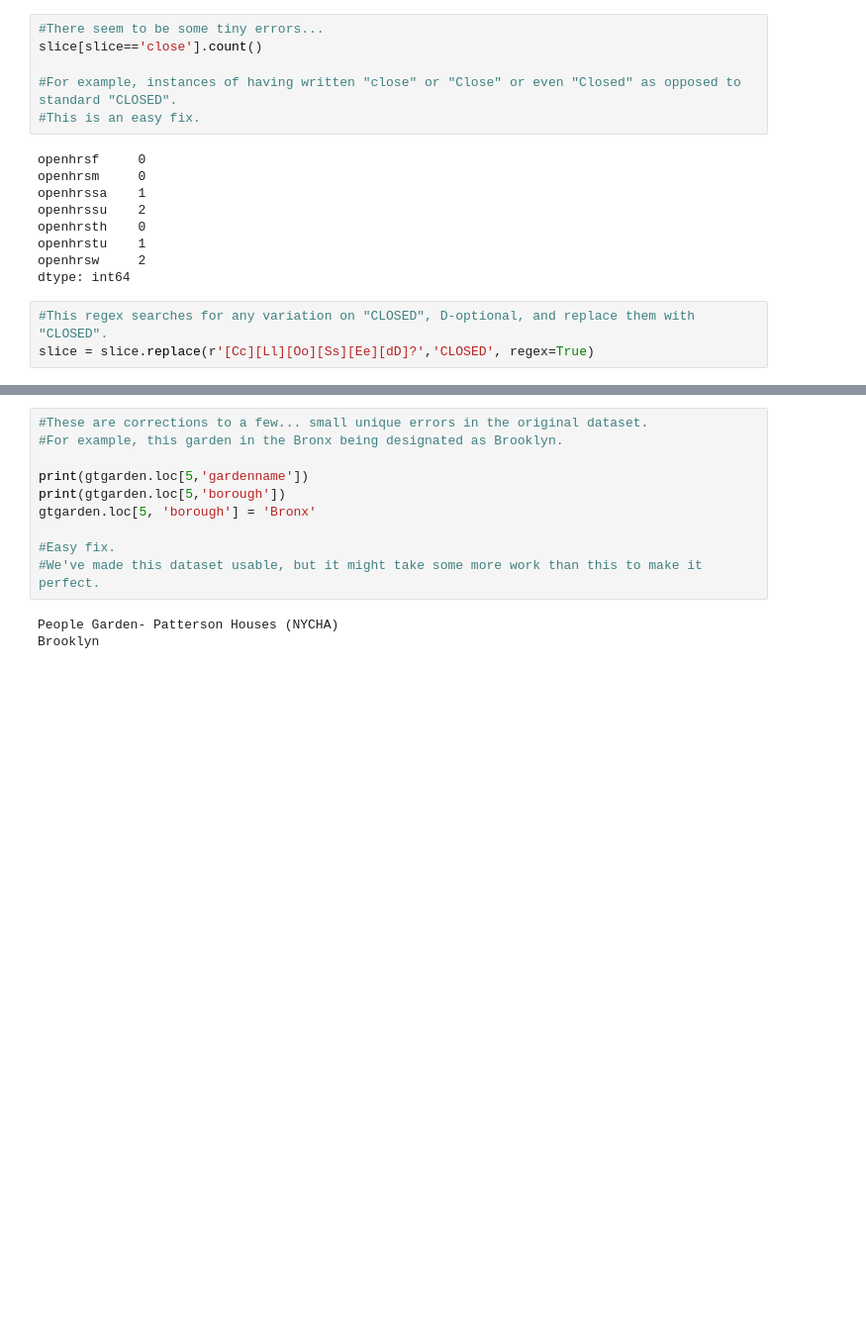
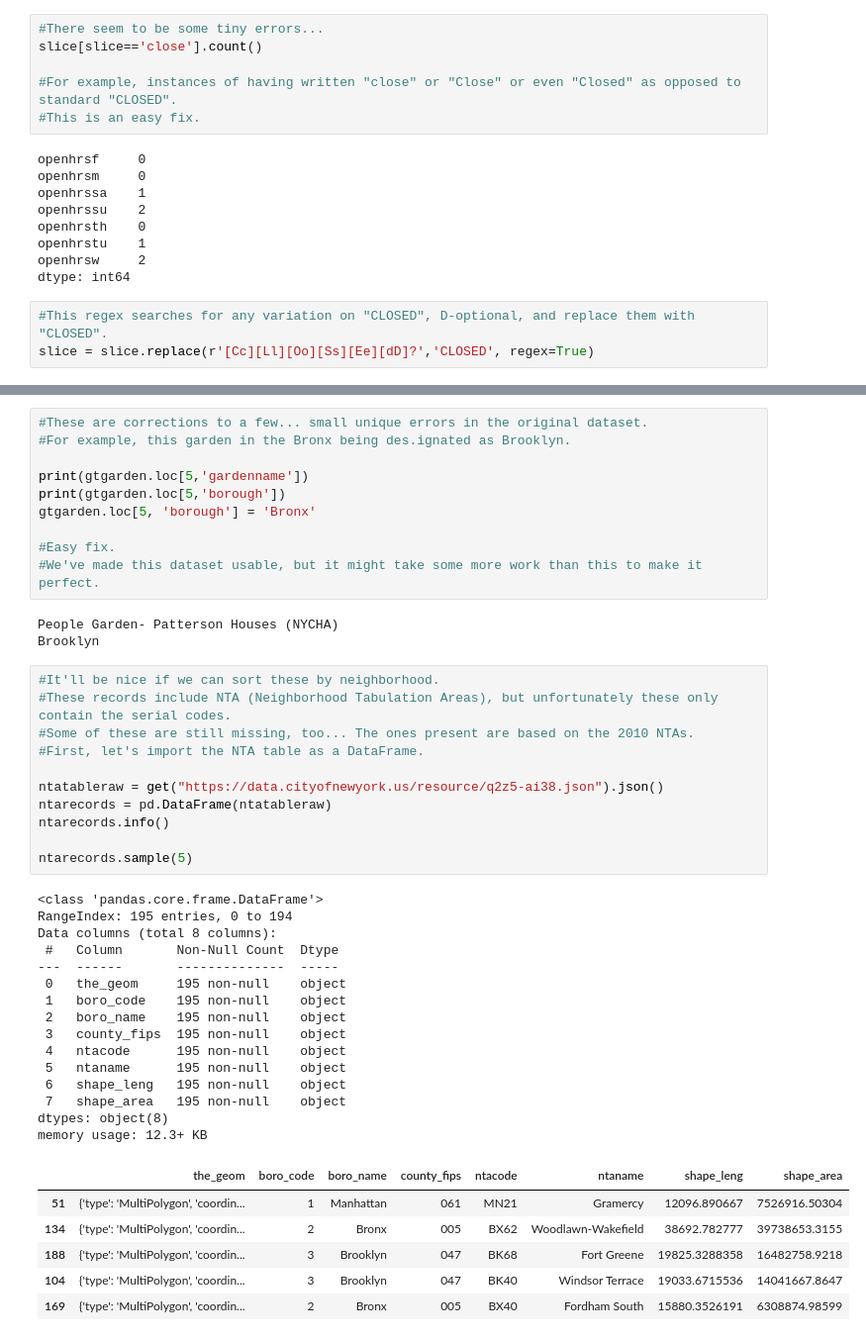
Before and after one commit to agtrinidad/greenthumb_garden_0924, a Jupyter notebook: GreenThumb_Garden_Cleaning.ipynb, the cells around one changed output, grey strips where cells are left out. Shown at 99% size. Cells and saved outputs as stored; diff of their text form; blank space fills up the shorter version.

```diff
--- a/GreenThumb_Garden_Cleaning.ipynb
+++ b/GreenThumb_Garden_Cleaning.ipynb
@@ -544,7 +554,7 @@ gtgarden['borough'].sample(5)
 Name: borough, dtype: object
 # %%
 #These are corrections to a few... small unique errors in the original dataset.
-#For example, this garden in the Bronx being designated as Brooklyn.
+#For example, this garden in the Bronx being des.ignated as Brooklyn.
 
 print(gtgarden.loc[5,'gardenname'])
 print(gtgarden.loc[5,'borough'])
@@ -555,3 +565,36 @@ gtgarden.loc[5, 'borough'] = 'Bronx'
 # %% [output]
 People Garden- Patterson Houses (NYCHA)
 Brooklyn
+# %%
+#It'll be nice if we can sort these by neighborhood.
+#These records include NTA (Neighborhood Tabulation Areas), but unfortunately these only contain the serial codes.
+#Some of these are still missing, too... The ones present are based on the 2010 NTAs.
+#First, let's import the NTA table as a DataFrame.
+
+ntatableraw = get("https://data.cityofnewyork.us/resource/q2z5-ai38.json").json()
+ntarecords = pd.DataFrame(ntatableraw)
+ntarecords.info()
+
+ntarecords.sample(5)
+# %% [output]
+<class 'pandas.core.frame.DataFrame'>
+RangeIndex: 195 entries, 0 to 194
+Data columns (total 8 columns):
+ #   Column       Non-Null Count  Dtype
+---  ------       --------------  -----
+ 0   the_geom     195 non-null    object
+ 1   boro_code    195 non-null    object
+ 2   boro_name    195 non-null    object
+ 3   county_fips  195 non-null    object
+ 4   ntacode      195 non-null    object
+ 5   ntaname      195 non-null    object
+ 6   shape_leng   195 non-null    object
+ 7   shape_area   195 non-null    object
+dtypes: object(8)
+memory usage: 12.3+ KB
+|  | the_geom | boro_code | boro_name | county_fips | ntacode | ntaname | shape_leng | shape_area |
+| 51 | {'type': 'MultiPolygon', 'coordin... | 1 | Manhattan | 061 | MN21 | Gramercy | 12096.890667 | 7526916.50304 |
+| 134 | {'type': 'MultiPolygon', 'coordin... | 2 | Bronx | 005 | BX62 | Woodlawn-Wakefield | 38692.782777 | 39738653.3155 |
+| 188 | {'type': 'MultiPolygon', 'coordin... | 3 | Brooklyn | 047 | BK68 | Fort Greene | 19825.3288358 | 16482758.9218 |
+| 104 | {'type': 'MultiPolygon', 'coordin... | 3 | Brooklyn | 047 | BK40 | Windsor Terrace | 19033.6715536 | 14041667.8647 |
+| 169 | {'type': 'MultiPolygon', 'coordin... | 2 | Bronx | 005 | BX40 | Fordham South | 15880.3526191 | 6308874.98599 |
```
Also changed, not shown: parts of 31 cells of this notebook, 2 other files.
